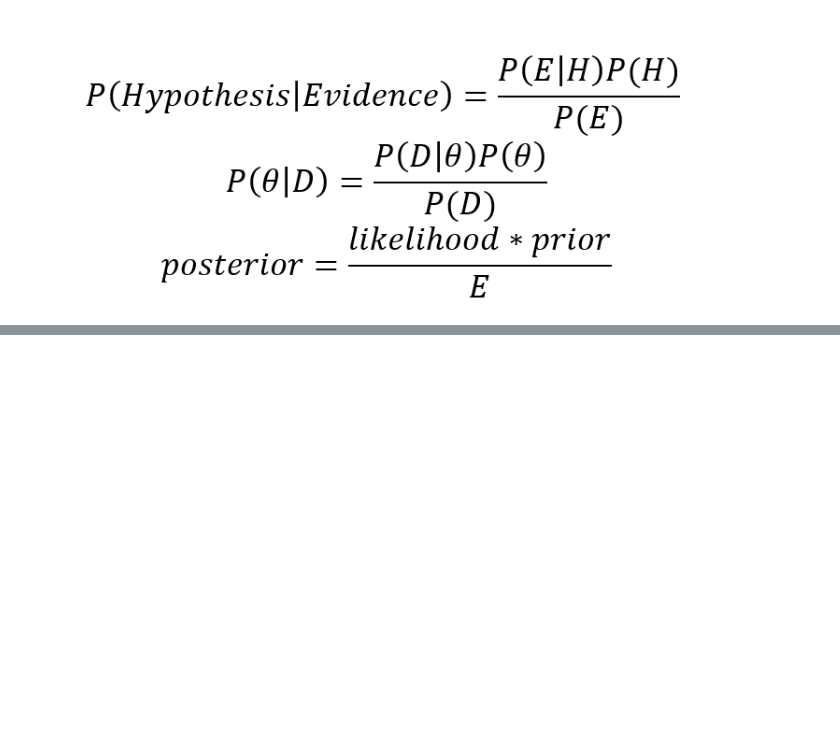
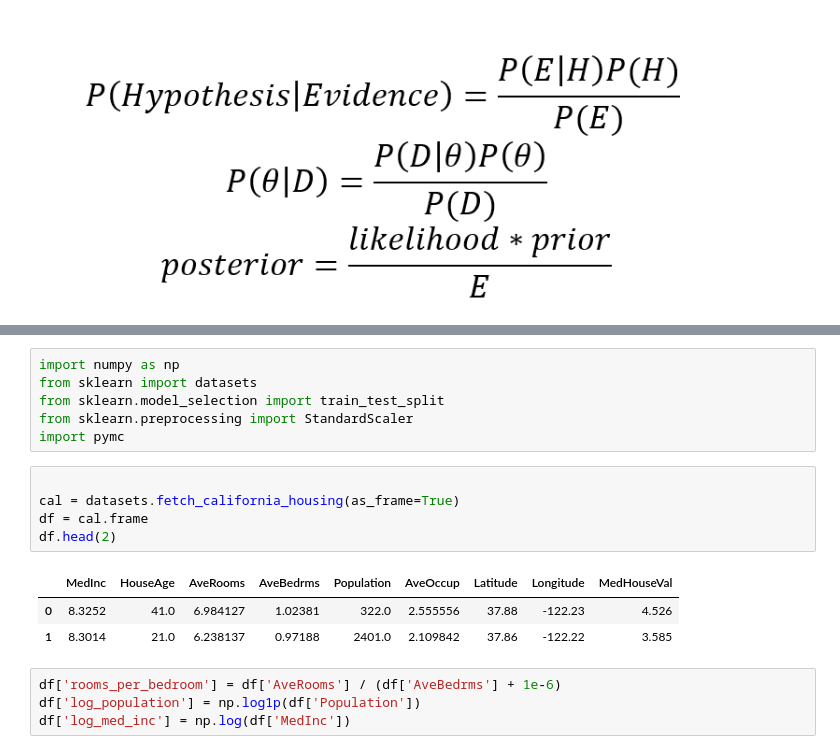
Before and after one commit to lohraspco/data-science, a Jupyter notebook: machine_learning/baysian.ipynb, the cells around one changed output, grey strips where cells are left out. Saved outputs shown, nothing was run; the diff lists cells and outputs as text; blank space fills up the shorter version.

```diff
--- a/machine_learning/baysian.ipynb
+++ b/machine_learning/baysian.ipynb
@@ -4,0 +13,19 @@ Bayesian thinking is about updating your beliefs as new evidence comes in—you
+# %%
+import numpy as np
+from sklearn import datasets
+from sklearn.model_selection import train_test_split
+from sklearn.preprocessing import StandardScaler
+import pymc
+# %%
+
+cal = datasets.fetch_california_housing(as_frame=True)
+df = cal.frame
+df.head(2)
+# %% [output]
+|  | MedInc | HouseAge | AveRooms | AveBedrms | Population | AveOccup | Latitude | Longitude | MedHouseVal |
+| 0 | 8.3252 | 41.0 | 6.984127 | 1.02381 | 322.0 | 2.555556 | 37.88 | -122.23 | 4.526 |
+| 1 | 8.3014 | 21.0 | 6.238137 | 0.97188 | 2401.0 | 2.109842 | 37.86 | -122.22 | 3.585 |
+# %%
+df['rooms_per_bedroom'] = df['AveRooms'] / (df['AveBedrms'] + 1e-6)
+df['log_population'] = np.log1p(df['Population'])
+df['log_med_inc'] = np.log(df['MedInc'])
```
Also changed, not shown: parts of 5 cells of this notebook, 4 other files.
